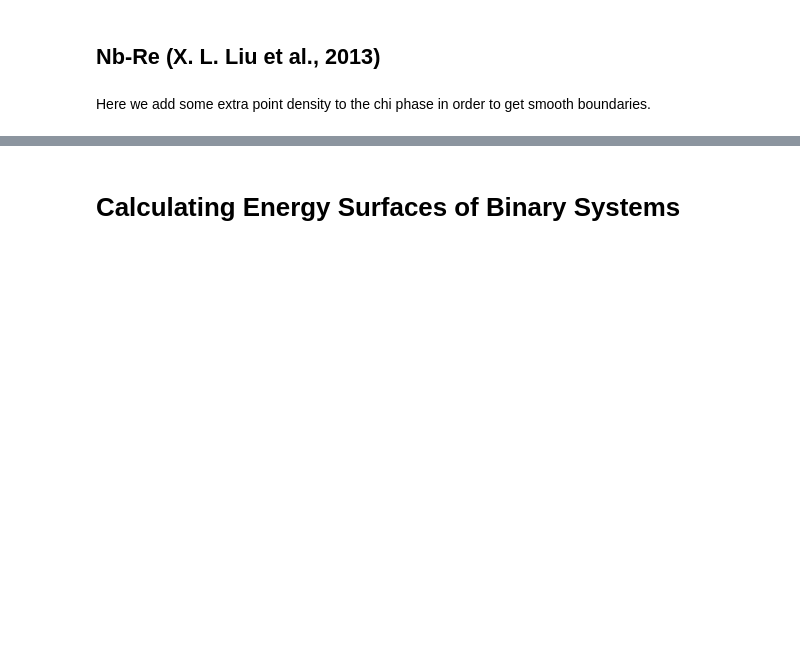
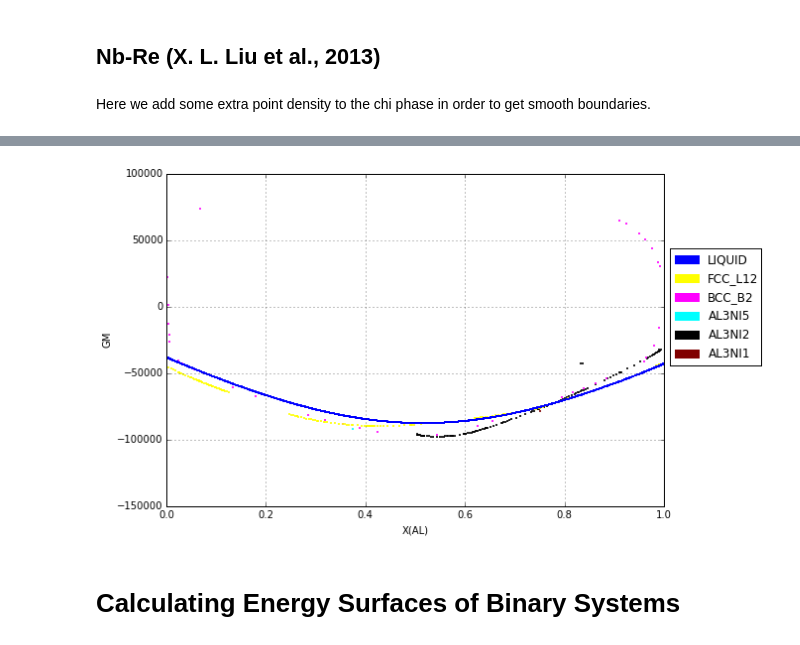
Before and after one commit to pycalphad/pycalphad, a Jupyter notebook: examples/BinaryExamples.ipynb, the cells around one changed output, grey strips where cells are left out. Saved outputs shown, nothing was run; the diff lists cells and outputs as text; code cells hidden in the pictures; blank space fills up the shorter version.

```diff
--- a/examples/BinaryExamples.ipynb
+++ b/examples/BinaryExamples.ipynb
@@ -53,0 +68,37 @@ Wall time: 12.3 s
+# %%
+from pycalphad import energy_surf
+import numpy as np
+import matplotlib.patches as mpatches
+colorlist = {}
+
+# colors from Junwei Huang, March 21 2013
+# exclude green and red because of their special meaning on the diagram
+ColorValues=["0000FF", "FFFF00", "FF00FF", "00FFFF", "000000",
+        "800000", "008000", "000080", "808000", "800080", "008080", "808080",
+        "C00000", "00C000", "0000C0", "C0C000", "C000C0", "00C0C0", "C0C0C0",
+        "400000", "004000", "000040", "404000", "400040", "004040", "404040",
+        "200000", "002000", "000020", "202000", "200020", "002020", "202020",
+        "600000", "006000", "000060", "606000", "600060", "006060", "606060",
+        "A00000", "00A000", "0000A0", "A0A000", "A000A0", "00A0A0", "A0A0A0",
+        "E00000", "00E000", "0000E0", "E0E000", "E000E0", "00E0E0", "E0E0E0"]
+M=len(ColorValues)
+
+phasecount = 0
+legend_handles = []
+for phase in my_phases:
+    phase = phase.upper()
+    colorlist[phase] = "#"+ColorValues[np.mod(phasecount,M)]
+    legend_handles.append(mpatches.Patch(color=colorlist[phase], label=phase))
+    phasecount = phasecount + 1
+
+fig = plt.figure(figsize=(9,6))
+ax = fig.gca()
+pdens=[{'BCC_B2': 100000, 'AL3NI2': 10000}, 2000]
+pdens=2000
+%time nrg_df = energy_surf(db, ['AL', 'NI', 'VA'], my_phases, T=1000, pdens=pdens, mode='numpy')
+#nrg_df.to_excel('b2.xlsx')
+group_df = nrg_df.groupby('Phase')
+for phase, phase_df in group_df:
+    ax = phase_df.plot(kind='scatter', x='X(AL)', y='GM', ax=ax, color=colorlist[phase.upper()], s=1, xlim=(0,1))
+ax = ax.legend(handles=legend_handles, loc='center left', bbox_to_anchor=(1, 0.6))
+# %% [output]
@@ -54,3 +107,4 @@ Wall time: 12.3 s
+[figure, added]
 # %% [markdown]
 # Calculating Energy Surfaces of Binary Systems
 # %% [markdown]
```
Also changed, not shown: parts of 10 cells of this notebook, 4 other files.
